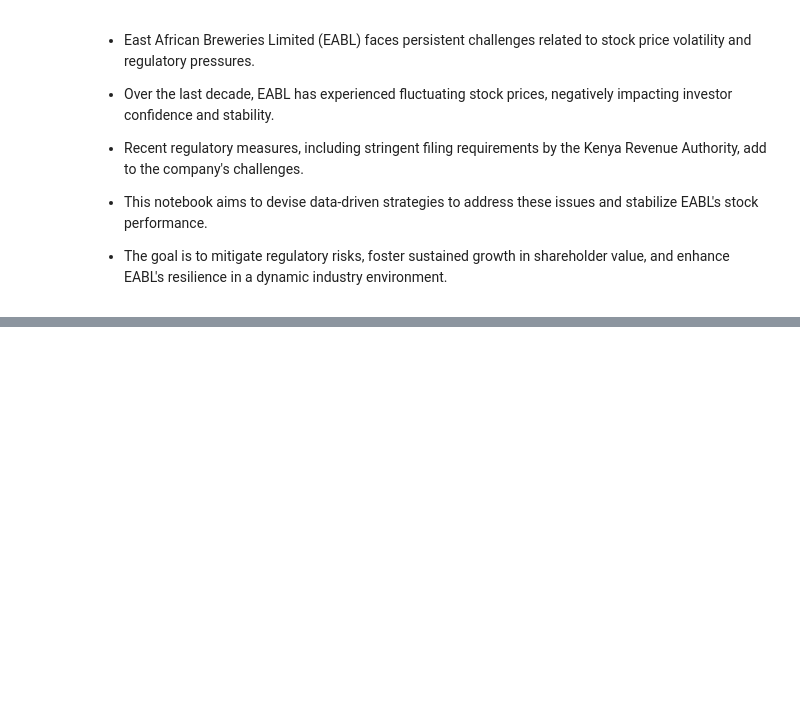
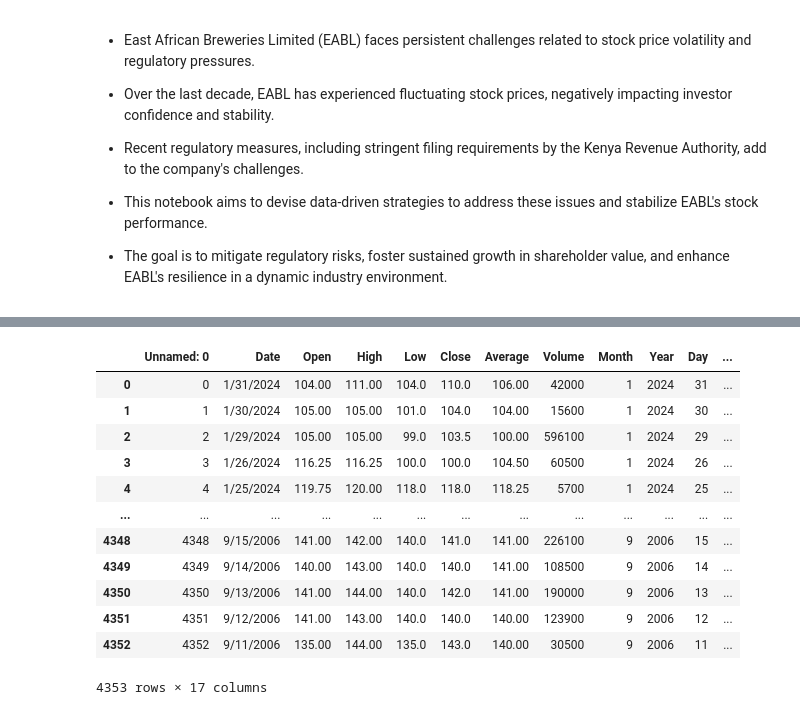
Before and after one commit to derak-isaack/dsc-capstone-project_finale, a Jupyter notebook: code/notebook.ipynb, the cells around one changed output, grey strips where cells are left out. Drawn from its saved outputs; the diff is of its cells as text; code cells hidden in the pictures; blank space fills up the shorter version.

```diff
--- a/code/notebook.ipynb
+++ b/code/notebook.ipynb
@@ -63,0 +40,23 @@ max     425.000000   426.000000   416.000000   420.000000   424.000000
+# %%
+import pandas as pd
+
+# Load the dataset
+csv_path = r"C:\Users\ADMIN\OneDrive\Desktop\DEREK\dsc-capstone-project_finale\data\processed\final_merge.csv"
+data = pd.read_csv(csv_path)
+
+# Display the first few rows of the dataset to understand its structure
+data
+# %% [output]
+|  | Unnamed: 0 | Date | Open | High | Low | Close | Average | Volume | Month | Year | Day | ... |
+| 0 | 0 | 1/31/2024 | 104.00 | 111.00 | 104.0 | 110.0 | 106.00 | 42000 | 1 | 2024 | 31 | ... |
+| 1 | 1 | 1/30/2024 | 105.00 | 105.00 | 101.0 | 104.0 | 104.00 | 15600 | 1 | 2024 | 30 | ... |
+| 2 | 2 | 1/29/2024 | 105.00 | 105.00 | 99.0 | 103.5 | 100.00 | 596100 | 1 | 2024 | 29 | ... |
+| 3 | 3 | 1/26/2024 | 116.25 | 116.25 | 100.0 | 100.0 | 104.50 | 60500 | 1 | 2024 | 26 | ... |
+| 4 | 4 | 1/25/2024 | 119.75 | 120.00 | 118.0 | 118.0 | 118.25 | 5700 | 1 | 2024 | 25 | ... |
+| ... | ... | ... | ... | ... | ... | ... | ... | ... | ... | ... | ... | ... |
+| 4348 | 4348 | 9/15/2006 | 141.00 | 142.00 | 140.0 | 141.0 | 141.00 | 226100 | 9 | 2006 | 15 | ... |
+| 4349 | 4349 | 9/14/2006 | 140.00 | 143.00 | 140.0 | 140.0 | 141.00 | 108500 | 9 | 2006 | 14 | ... |
+| 4350 | 4350 | 9/13/2006 | 141.00 | 144.00 | 140.0 | 142.0 | 141.00 | 190000 | 9 | 2006 | 13 | ... |
+| 4351 | 4351 | 9/12/2006 | 141.00 | 143.00 | 140.0 | 140.0 | 140.00 | 123900 | 9 | 2006 | 12 | ... |
+| 4352 | 4352 | 9/11/2006 | 135.00 | 144.00 | 135.0 | 143.0 | 140.00 | 30500 | 9 | 2006 | 11 | ... |
+4353 rows × 17 columns
```
Also changed, not shown: parts of 17 cells of this notebook, 1 other file.
